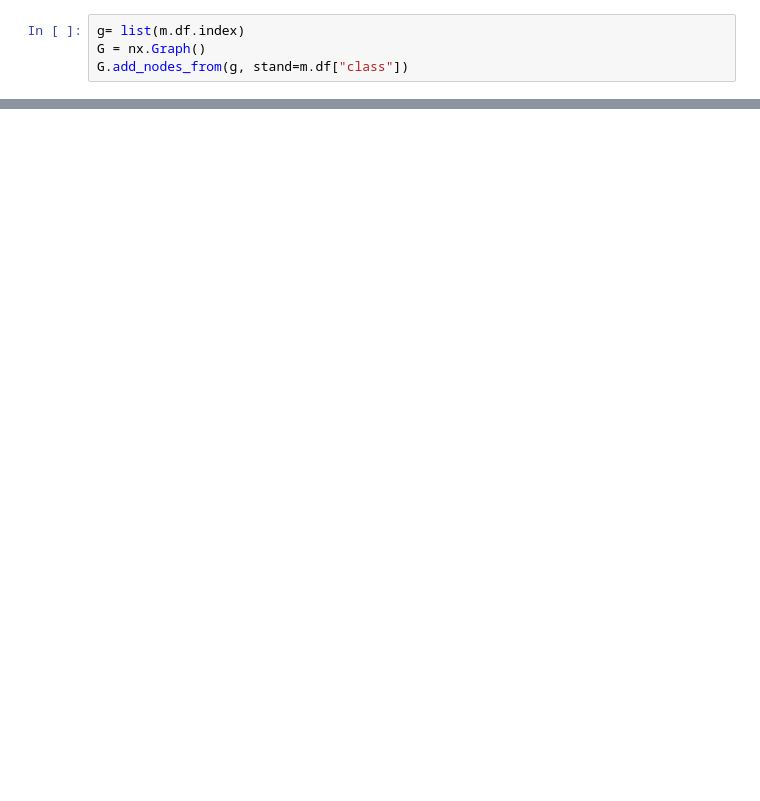
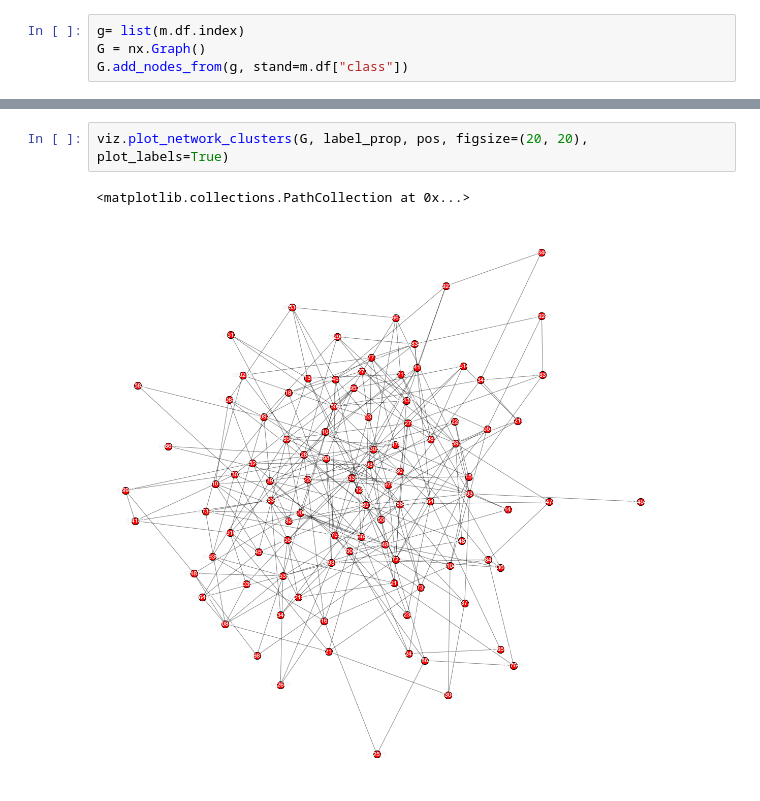
Before and after one commit to gatto/ds-network-analysis, a Jupyter notebook: py/Community Discovery.ipynb, the cells around one changed output, grey strips where cells are left out. Cells and saved outputs as stored; diff of their text form; blank space fills up the shorter version.

```diff
--- a/py/Community Discovery.ipynb
+++ b/py/Community Discovery.ipynb
@@ -134,0 +300,5 @@ evaluation.average_internal_degree(g, leiden_coms)
+# %%
+viz.plot_network_clusters(G, label_prop, pos, figsize=(20, 20), plot_labels=True)
+# %% [output]
+<matplotlib.collections.PathCollection at 0x...>
+[figure, added]
```
Also changed, not shown: parts of 70 cells of this notebook, 1 other file.
